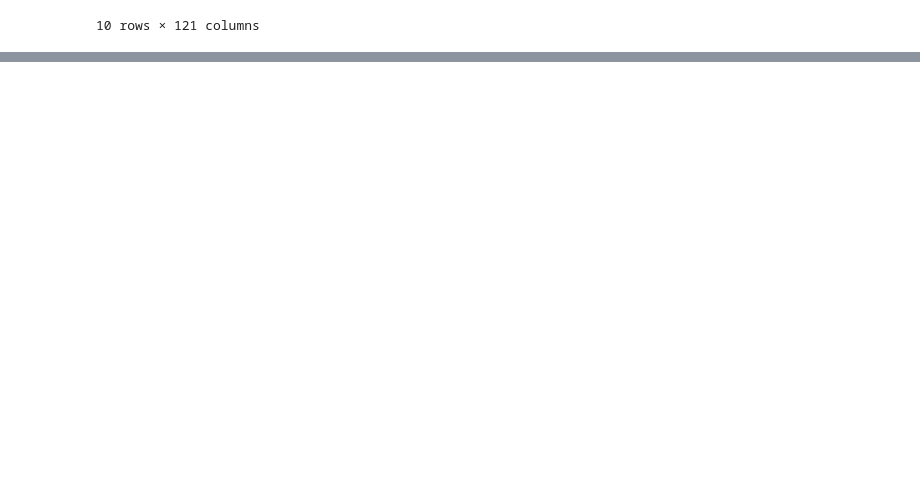
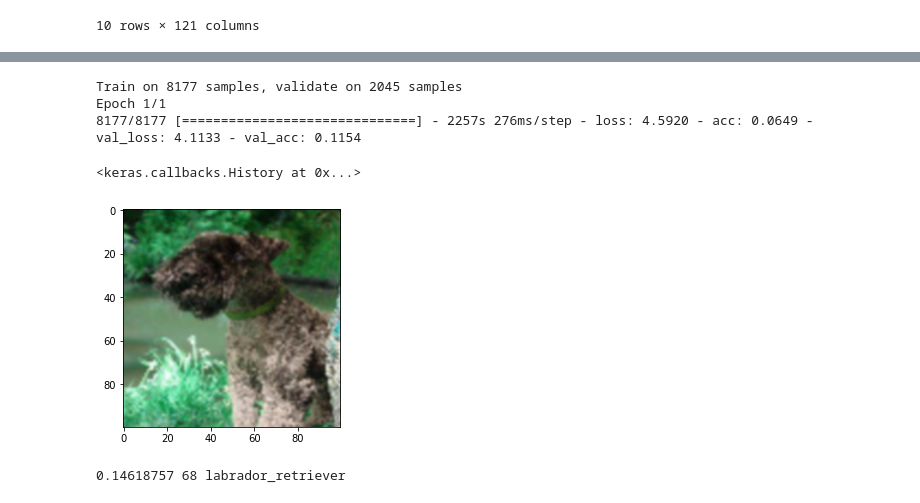
Before and after one commit to lucarin91/dog-breed-identification, a Jupyter notebook: notebook/main.ipynb, the cells around one changed output, grey strips where cells are left out. Cells and saved outputs as stored; diff of their text form; code cells hidden in the pictures; blank space fills up the shorter version.

```diff
--- a/notebook/main.ipynb
+++ b/notebook/main.ipynb
@@ -85,0 +99,26 @@ x_test  = np.array(x_test, np.float32) / 255.
+# %%
+num_class = y_train_raw.shape[1]
+# %%
+X_train, X_valid, Y_train, Y_valid = train_test_split(x_train_raw, y_train_raw, test_size=0.2, random_state=42)
+# %%
+# Create the base pre-trained model
+base_model = VGG19(weights = "imagenet", include_top=False, input_shape=(im_size, im_size, 3))
+
+# Add a new top layer
+x = base_model.output
+x = Flatten()(x)
+predictions = Dense(num_class, activation='softmax')(x)
+
+# This is the model we will train
+model = Model(inputs=base_model.input, outputs=predictions)
+
+# First: train only the top layers (which were randomly initialized)
+for layer in base_model.layers:
+    layer.trainable = False
+
+model.compile(loss='categorical_crossentropy',
+              optimizer='adam',
+              metrics=['accuracy'])
+
+callbacks_list = [keras.callbacks.EarlyStopping(monitor='val_acc', patience=3, verbose=1)]
+model.summary()
@@ -85,0 +143,7 @@ x_test  = np.array(x_test, np.float32) / 255.
+# %%
+model.fit(X_train, Y_train, epochs=1, validation_data=(X_valid, Y_valid), callbacks=callbacks_list, verbose=1)
+# %% [output]
+Train on 8177 samples, validate on 2045 samples
+Epoch 1/1
+8177/8177 [==============================] - 2257s 276ms/step - loss: 4.5920 - acc: 0.0649 - val_loss: 4.1133 - val_acc: 0.1154
+<keras.callbacks.History at 0x...>
@@ -85,0 +152,11 @@ x_test  = np.array(x_test, np.float32) / 255.
+# %%
+# check predict
+n_check = random.randint(0, len(x_test_raw)-1)
+plt.imshow(x_test_raw[n_check], cmap = 'gray', interpolation = 'bicubic')
+plt.show()
+pre = model.predict(np.array([x_test_raw[n_check]]))
+arg_max = np.argmax(pre)
+print(np.max(pre), arg_max, csv_test.columns.values[arg_max])
+# %% [output]
+[figure, added]
+0.14618757 68 labrador_retriever
```
Also changed, not shown: parts of 9 cells of this notebook, 1 other file.
